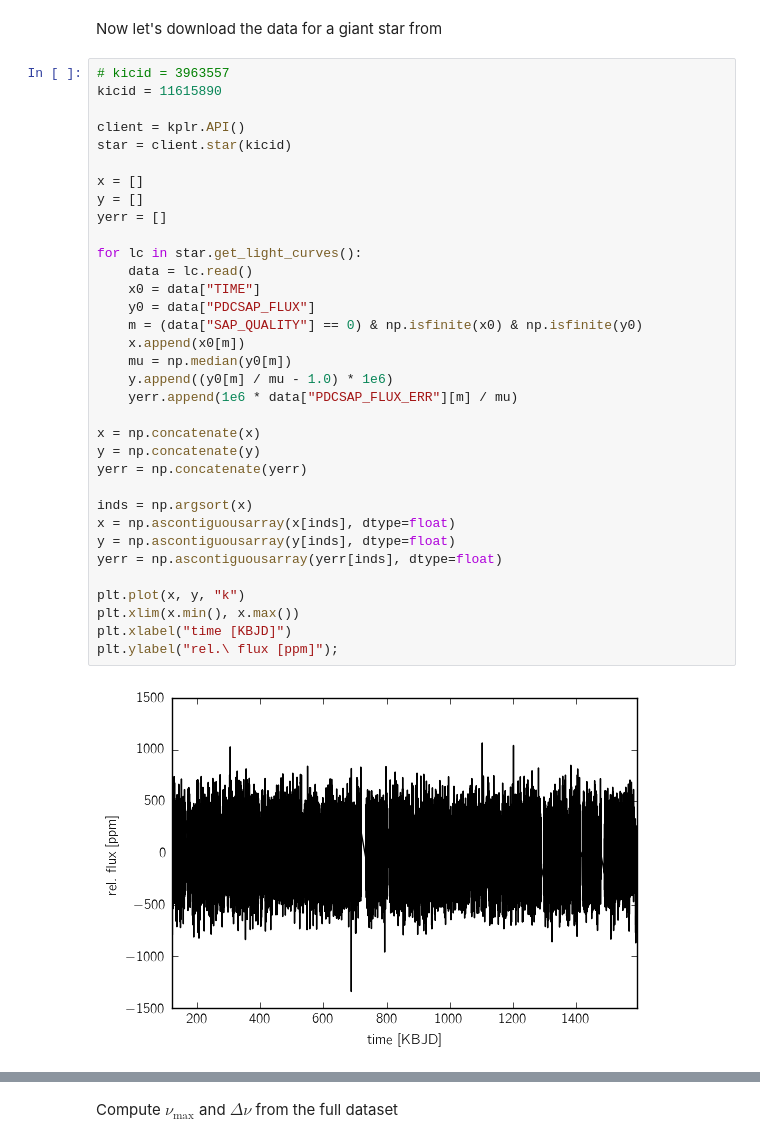
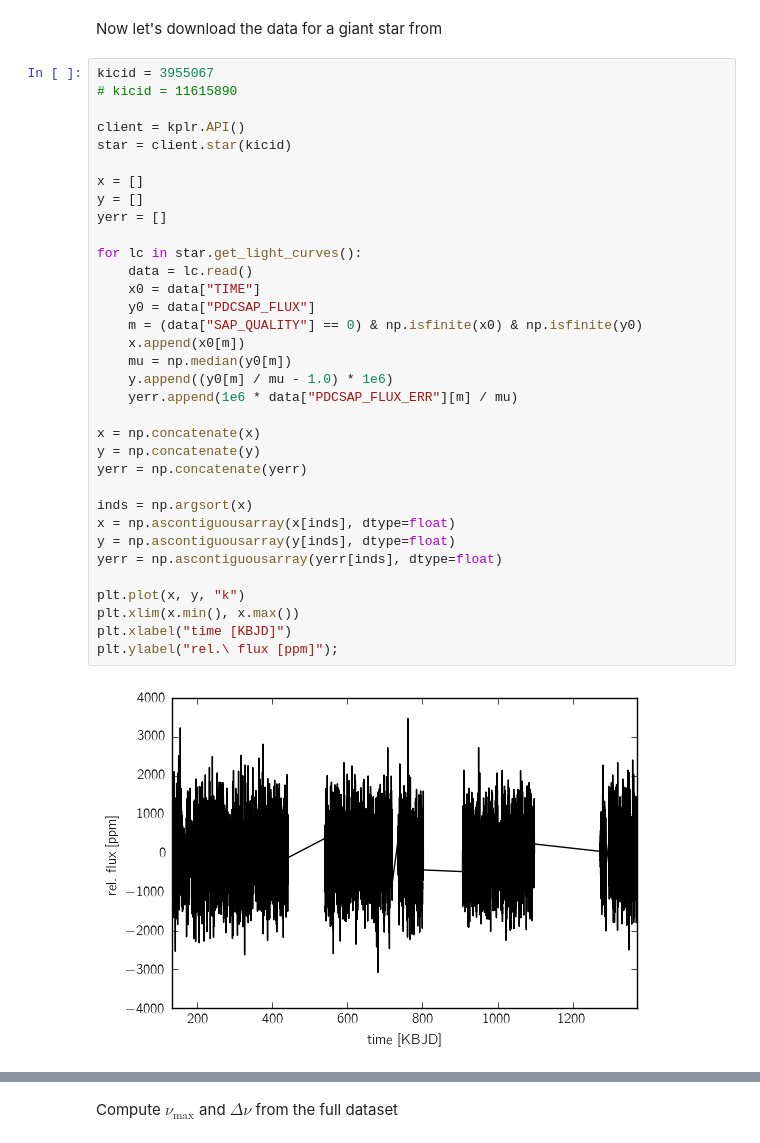
Before and after one commit to dfm/celerite, a Jupyter notebook: python/examples/astero-demo.ipynb, the cells around one changed output, grey strips where cells are left out. Cells and saved outputs as stored; diff of their text form.

```diff
--- a/python/examples/astero-demo.ipynb
+++ b/python/examples/astero-demo.ipynb
@@ -27,41 +27,41 @@ import genrp
 # %% [markdown]
 Now let's download the data for a giant star from
 # %%
-# kicid = 3963557
-kicid = 11615890
+kicid = 3955067
+# kicid = 11615890
 
 client = kplr.API()
 star = client.star(kicid)
 
 x = []
 y = []
 yerr = []
 
 for lc in star.get_light_curves():
     data = lc.read()
     x0 = data["TIME"]
     y0 = data["PDCSAP_FLUX"]
     m = (data["SAP_QUALITY"] == 0) & np.isfinite(x0) & np.isfinite(y0)
     x.append(x0[m])
     mu = np.median(y0[m])
     y.append((y0[m] / mu - 1.0) * 1e6)
     yerr.append(1e6 * data["PDCSAP_FLUX_ERR"][m] / mu)
 
 x = np.concatenate(x)
 y = np.concatenate(y)
 yerr = np.concatenate(yerr)
 
 inds = np.argsort(x)
 x = np.ascontiguousarray(x[inds], dtype=float)
 y = np.ascontiguousarray(y[inds], dtype=float)
 yerr = np.ascontiguousarray(yerr[inds], dtype=float)
 
 plt.plot(x, y, "k")
 plt.xlim(x.min(), x.max())
 plt.xlabel("time [KBJD]")
 plt.ylabel("rel.\ flux [ppm]");
 # %% [output]
-[figure, old version]
+[figure, new version]
 # %%
 # Define a frequency grid for the periodogram
 freq_uHz = np.linspace(1, 300, 50000)
```
Also changed, not shown: parts of 11 cells of this notebook.
